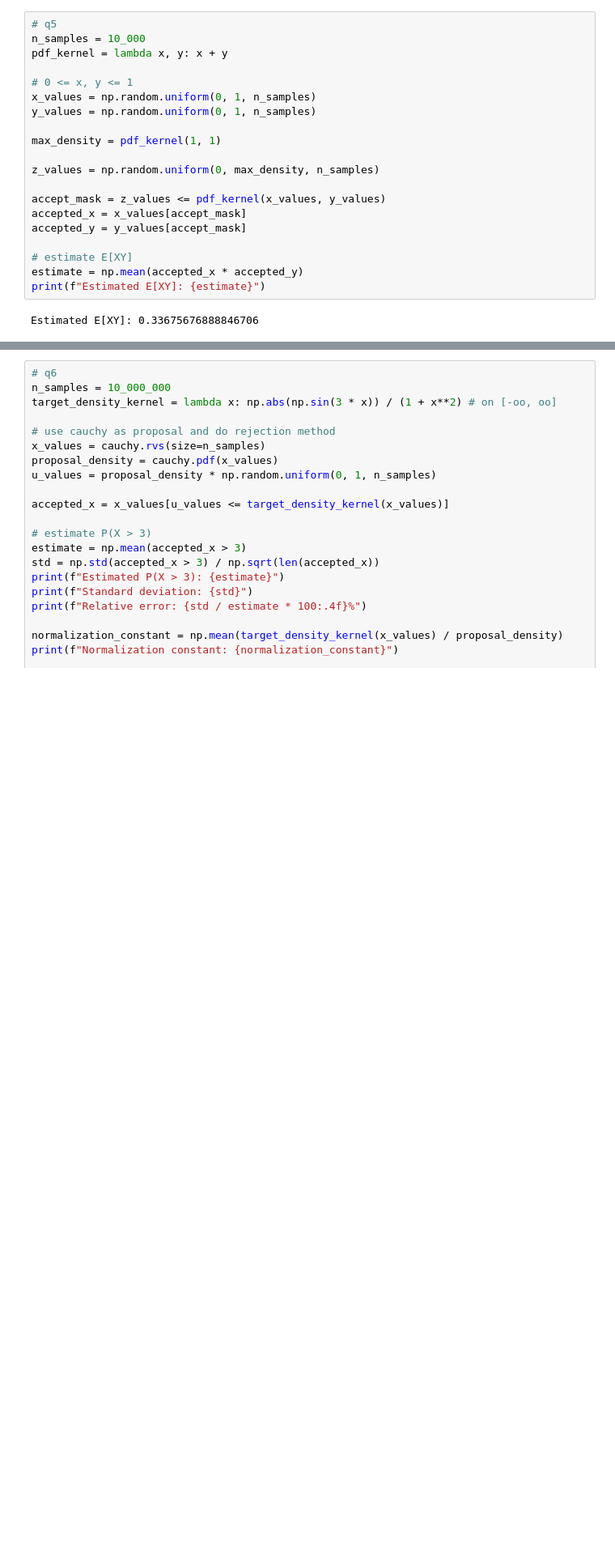
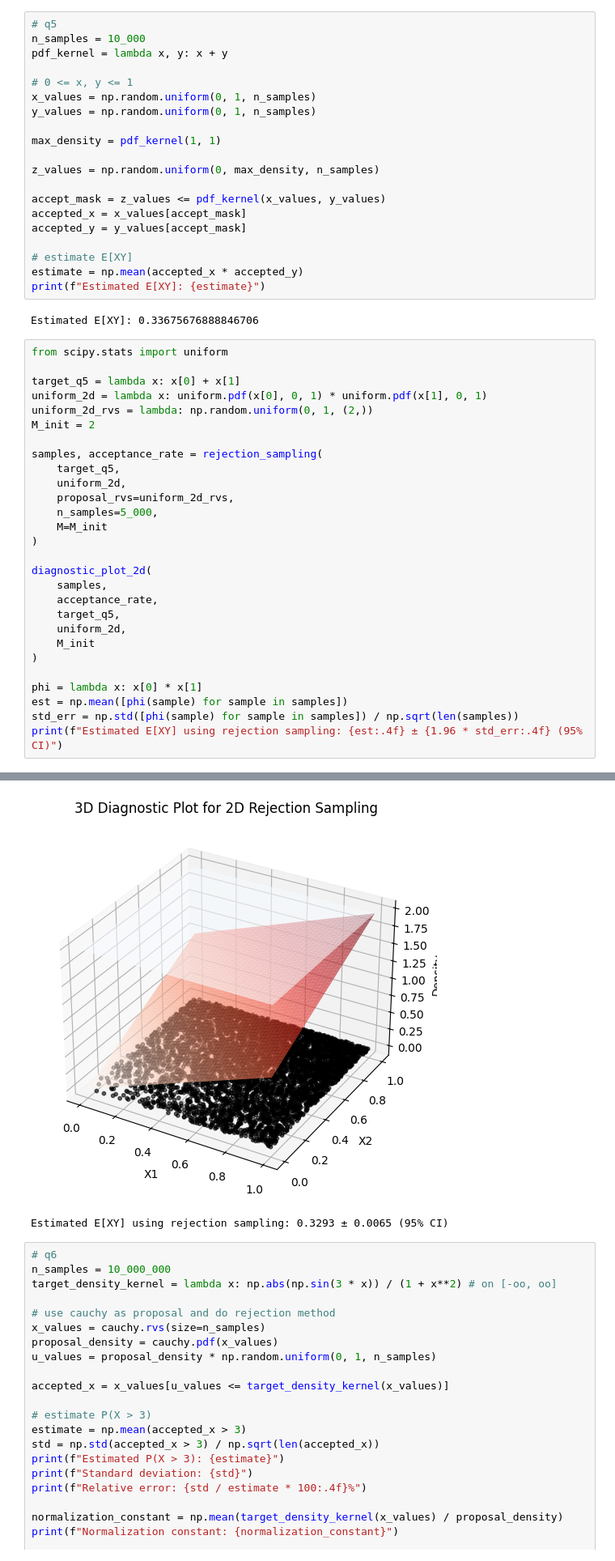
Before and after one commit to chinzhening/st3247-simulation, a Jupyter notebook: quizzes/inversion_rejection.ipynb, the cells around one changed output, grey strips where cells are left out. Shown at 81% size. Cells and saved outputs as stored; diff of their text form; blank space fills up the shorter version.

```diff
--- a/quizzes/inversion_rejection.ipynb
+++ b/quizzes/inversion_rejection.ipynb
@@ -83,3 +95,32 @@ estimate = np.mean(accepted_x * accepted_y)
 print(f"Estimated E[XY]: {estimate}")
 # %% [output]
 Estimated E[XY]: 0.33675676888846706
+# %%
+from scipy.stats import uniform
+
+target_q5 = lambda x: x[0] + x[1]
+uniform_2d = lambda x: uniform.pdf(x[0], 0, 1) * uniform.pdf(x[1], 0, 1)
+uniform_2d_rvs = lambda: np.random.uniform(0, 1, (2,))
+M_init = 2
+
+samples, acceptance_rate = rejection_sampling(
+    target_q5,
+    uniform_2d,
+    proposal_rvs=uniform_2d_rvs,
+    n_samples=5_000,
+    M=M_init
+)
+
+diagnostic_plot_2d(
+    samples,
+    acceptance_rate,
+    target_q5,
+    uniform_2d,
+    M_init
+)
+
+phi = lambda x: x[0] * x[1]
+est = np.mean([phi(sample) for sample in samples])
+std_err = np.std([phi(sample) for sample in samples]) / np.sqrt(len(samples))
+print(f"Estimated E[XY] using rejection sampling: {est:.4f} ± {1.96 * std_err:.4f} (95% CI)")
+# %% [output]
@@ -86,3 +138,5 @@ Estimated E[XY]: 0.33675676888846706
+[figure, added]
+Estimated E[XY] using rejection sampling: 0.3293 ± 0.0065 (95% CI)
 # %%
 # q6
 n_samples = 10_000_000
```
Also changed, not shown: parts of 16 cells of this notebook, 4 other files.
